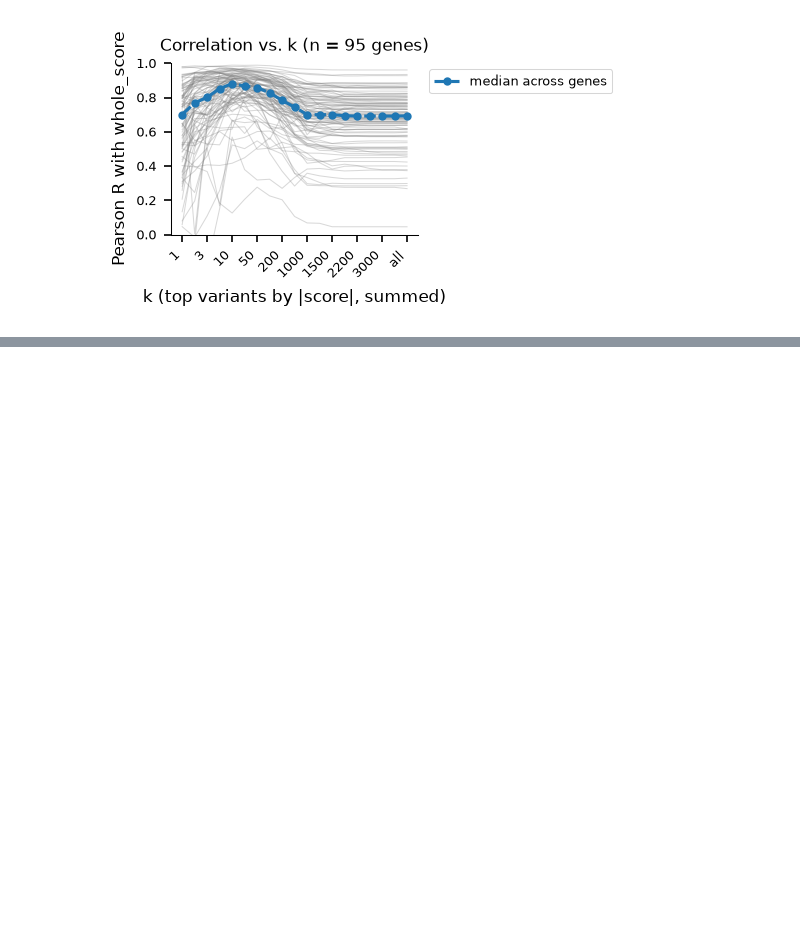
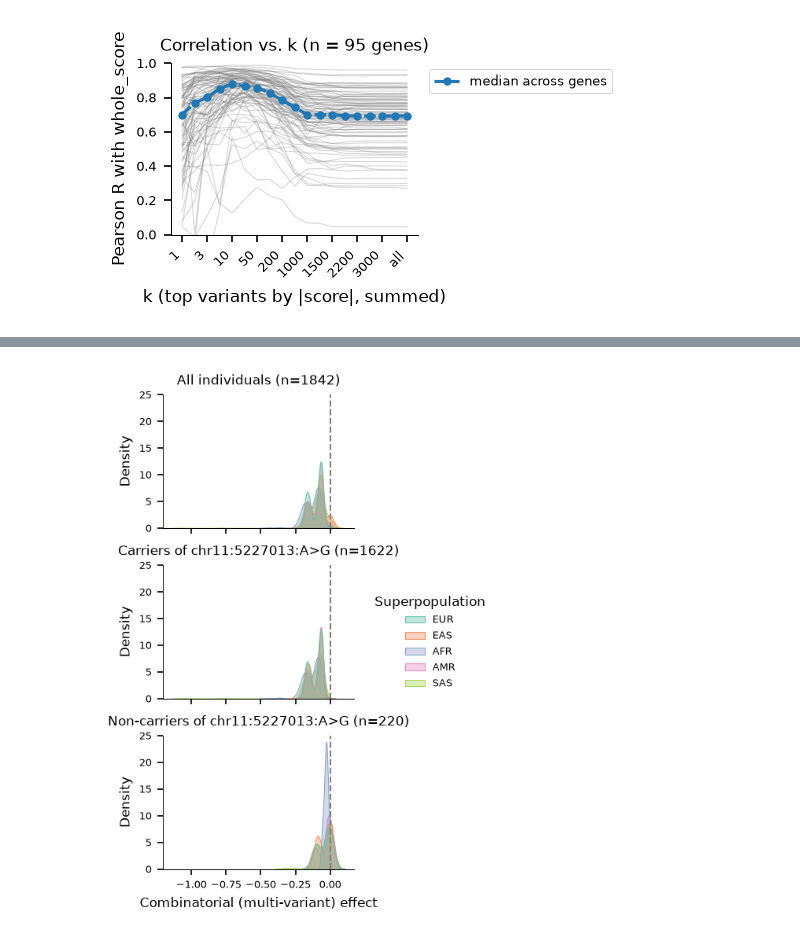
Before and after one commit to DiasFrazerGroup/wigttsoip, a Jupyter notebook: notebooks/hbb.ipynb, the cells around one changed output, grey strips where cells are left out. Saved outputs shown, nothing was run; the diff lists cells and outputs as text; code cells hidden in the pictures; blank space fills up the shorter version.

```diff
--- a/notebooks/hbb.ipynb
+++ b/notebooks/hbb.ipynb
@@ -353,0 +496,30 @@ fig.savefig(os.path.join(PDF_DIR, "correlation_vs_k_all_genes.pdf"), bbox_inches
+# %%
+non_carriers = combined[~combined["has_chosen_variant"]]
+
+group_all = f"All individuals (n={n_individuals})"
+group_carriers = f"Carriers of {chosen_variant} (n={len(carriers)})"
+group_noncarriers = f"Non-carriers of {chosen_variant} (n={len(non_carriers)})"
+group_order = [group_all, group_carriers, group_noncarriers]
+
+groups = pd.concat([
+    combined.assign(group=group_all),
+    carriers.assign(group=group_carriers),
+    non_carriers.assign(group=group_noncarriers),
+], ignore_index=True)
+groups["group"] = pd.Categorical(groups["group"], categories=group_order, ordered=True)
+
+# Single sns.displot call (one hue mapping/palette/legend shared across facets)
+# faceted into a single column via `row=`.
+g = sns.displot(
+    data=groups, x="whole_score", hue="Superpopulation", row="group",
+    kind="kde", fill=True, common_norm=False, alpha=0.4, palette="Set2",
+    height=4*cm, aspect=1.4,
+)
+g.set_titles(row_template="{row_name}")
+g.set_axis_labels("Combinatorial (multi-variant) effect", "Density")
+for ax in g.axes.flat:
+    ax.axvline(0, color="gray", lw=1, ls="--")
+
+g.figure.savefig(os.path.join(PDF_DIR, "ancestry_effect_distributions.pdf"), bbox_inches="tight")
+# %% [output]
+[figure, added]
```
Also changed, not shown: parts of 7 cells of this notebook, 17 other files.
